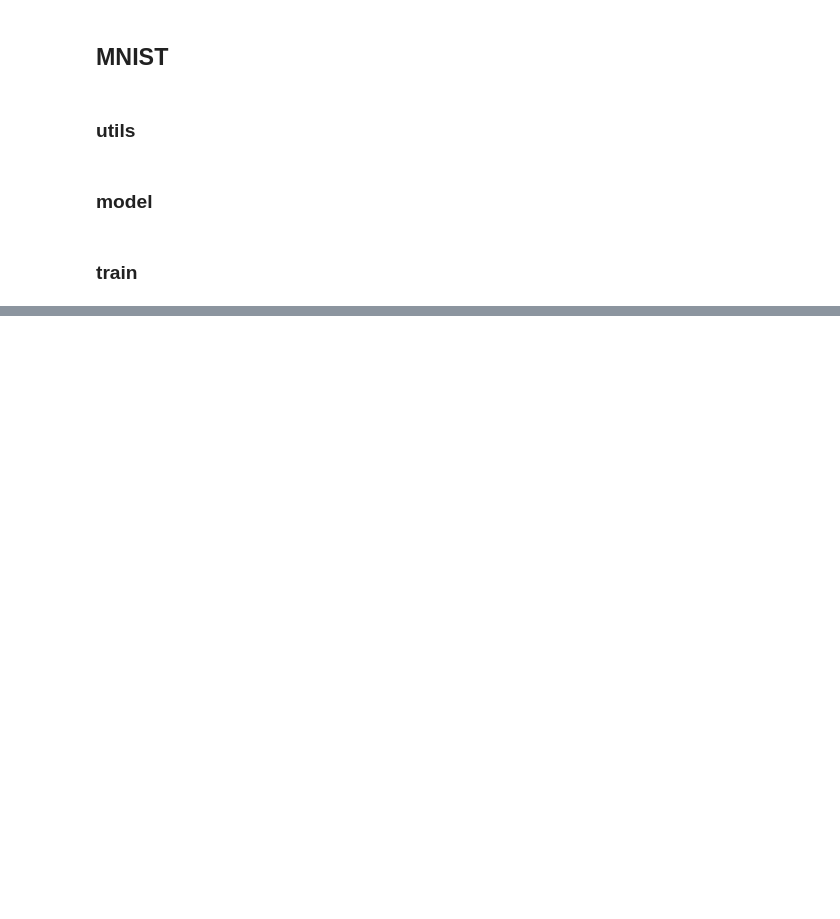
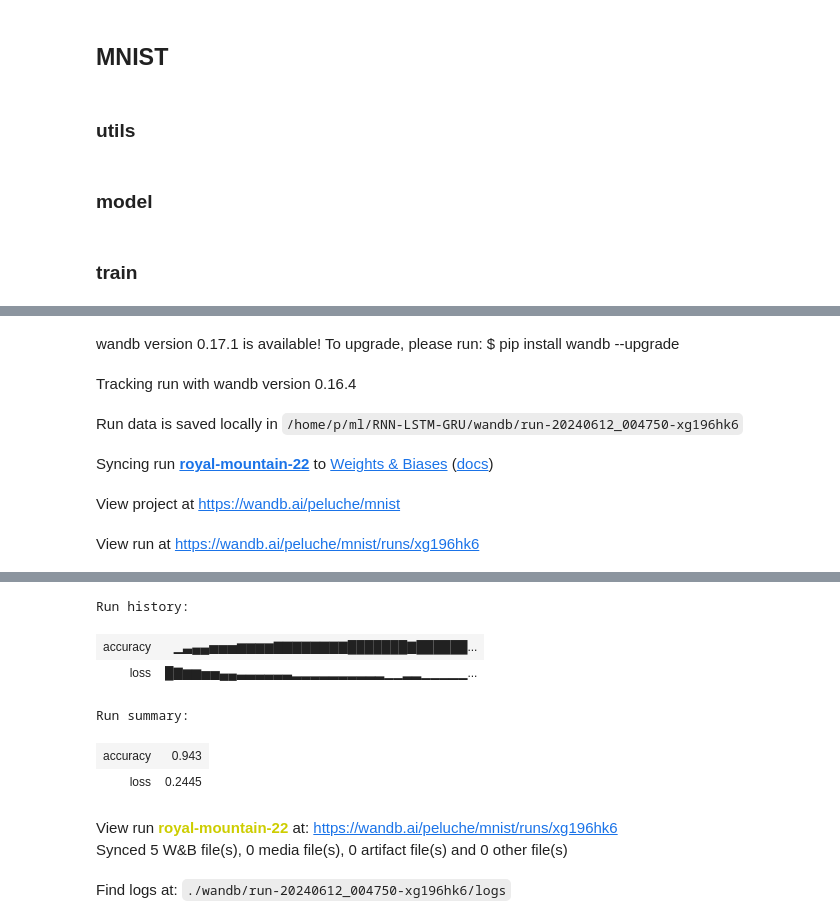
Before and after one commit to peluche/RNN-LSTM-GRU, a Jupyter notebook: rnn-lstm-gru.ipynb, the cells around one changed output, grey strips where cells are left out. Cells and saved outputs as stored; diff of their text form; code cells hidden in the pictures; blank space fills up the shorter version.

```diff
--- a/rnn-lstm-gru.ipynb
+++ b/rnn-lstm-gru.ipynb
@@ -931,0 +906,11 @@ t.save(mnist.state_dict(), f'weights/mnist_{datetime.now().strftime("%Y-%m-%d_%H
+# %%
+# train tiles
+mnist2 = MNIST(7**2, hidden_size, 10).to(device)
+train_mnist(mnist2, trainloader, filename='mnist', epochs=40, reshape=reshape_tile)
+# %% [output]
+wandb version 0.17.1 is available! To upgrade, please run: $ pip install wandb --upgrade
+Tracking run with wandb version 0.16.4
+Run data is saved locally in /home/p/ml/RNN-LSTM-GRU/wandb/run-20240612_004750-xg196hk6
+Syncing run royal-mountain-22 to Weights & Biases (docs)
+View project at https://wandb.ai/peluche/mnist
+View run at https://wandb.ai/peluche/mnist/runs/xg196hk6
@@ -931,0 +919,9 @@ t.save(mnist.state_dict(), f'weights/mnist_{datetime.now().strftime("%Y-%m-%d_%H
+Run history:
+| accuracy | ▁▃▄▄▅▅▅▆▆▆▆▇▇▇▇▇▇▇▇███████▇██████... |
+| loss | █▇▆▆▅▅▄▄▃▃▃▃▃▃▂▂▂▂▂▂▂▂▂▂▁▁▂▂▁▁▁▁▁... |
+Run summary:
+| accuracy | 0.943 |
+| loss | 0.2445 |
+View run royal-mountain-22 at: https://wandb.ai/peluche/mnist/runs/xg196hk6
+Synced 5 W&B file(s), 0 media file(s), 0 artifact file(s) and 0 other file(s)
+Find logs at: ./wandb/run-20240612_004750-xg196hk6/logs
```
Also changed, not shown: parts of 18 cells of this notebook.
